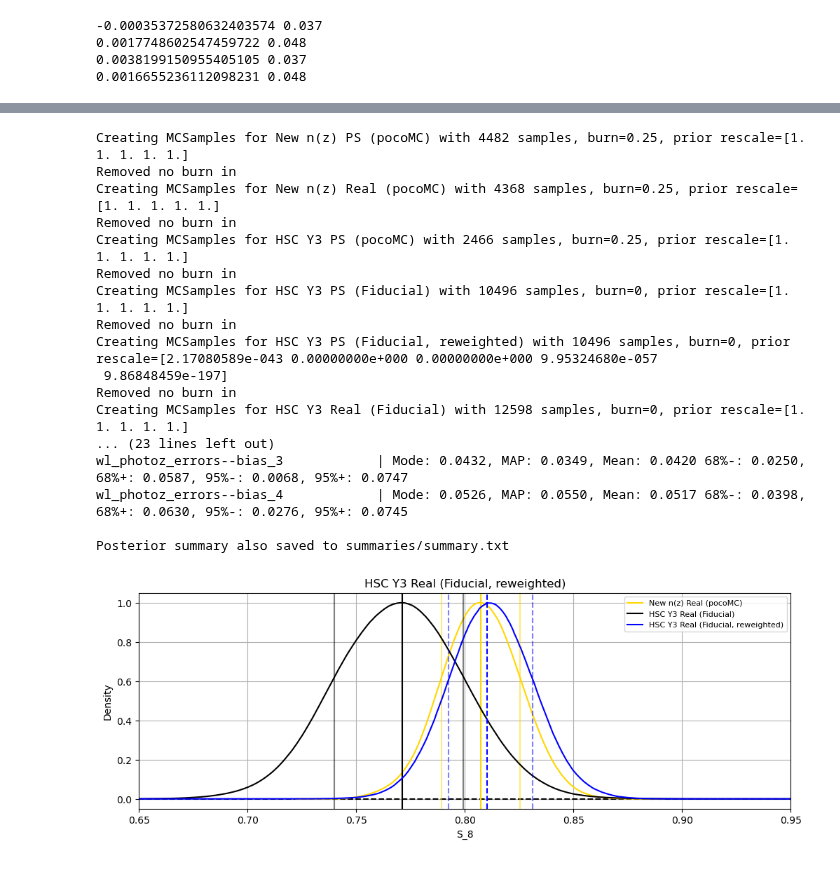
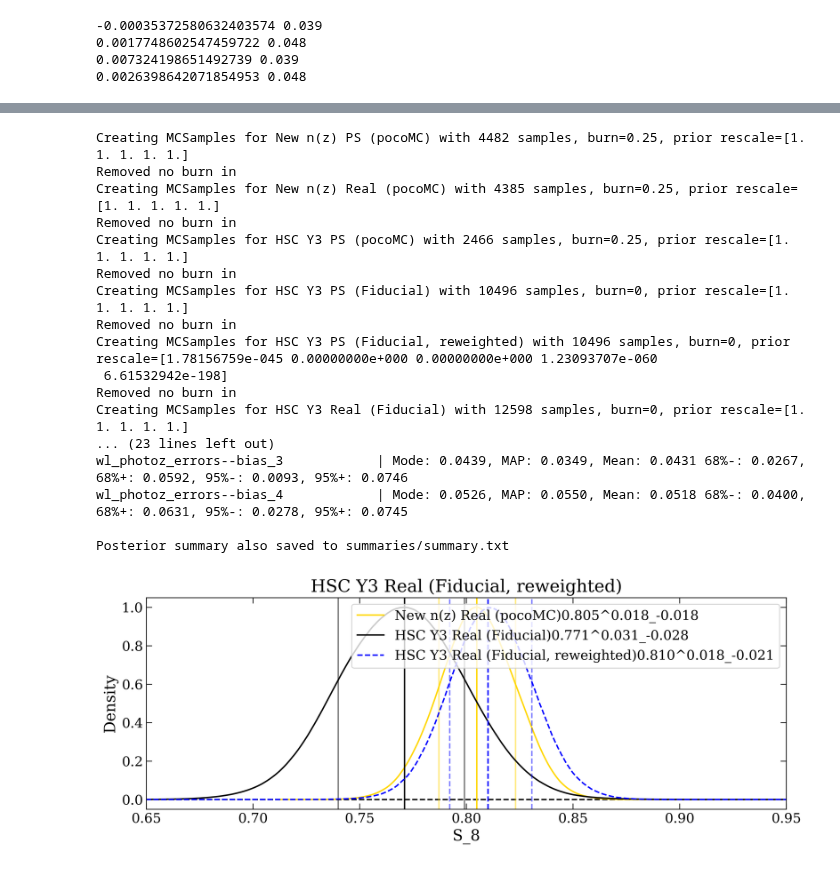
Before and after one commit to JeanCHDJdev/desi-y3-hsc, a Jupyter notebook: cosmic_shear/plots.ipynb, the cells around one changed output, grey strips where cells are left out. Drawn from its saved outputs; the diff is of its cells as text; code cells hidden in the pictures.

```diff
--- a/cosmic_shear/plots.ipynb
+++ b/cosmic_shear/plots.ipynb
@@ -10,5 +66,28 @@ from pathlib import Path
 # %%
 ### S8 constraints compared to other surveys
-cmb_surveys = {
-
+cmb_s8 = {
+    "ACT CMBL": [0.818, (0.022, 0.022)],
+    r"unWISE$\,\times\,$Planck CMBL": [0.784, (0.015, 0.015)],
+    r"Planck$\,\times\,$ACT$\,\times\,$SPT CMBL": [0.825, (0.015, 0.013)],
+    "Planck TTTEEE" : [0.834, (0.016, 0.016)],
+    "Planck TTTEEE + lensing" : [0.832, (0.013, 0.013)],
+    "Planck TTTEEE + lensing + BAO" : [0.825, (0.011, 0.011)],
 }
+other_s8 = {
+    "SNIa + RSD + BAO" : [0.762, (0.030, 0.025)],
+    "DES Y3 Cluster Abundances" : [0.864, (0.035, 0.035)],
+}
+wl_s8 = {
+    "KiDS-Legacy Cosmic Shear": [0.815, (0.016, 0.021)],
+    "KiDS-1000 Cosmic Shear": [0.759, (0.024, 0.021)],
+    r"DES-Y3 3$\,\times\,$2pt": [0.776, (0.017, 0.017)],
+    "HSC-Y3 Cosmic Shear Real": [0.769, (0.031, 0.034)],
+    "HSC-Y3 Cosmic Shear PS": [0.776, (0.032, 0.033)],
+    r"HSC-Y3$\,\times\,$SDSS GC-WL": [0.780, (0.029, 0.030)],
+    "HSC-Y1 Cosmic Shear": [0.780, (0.030, 0.033)],
+}
+work_s8 = {
+    r"[0.3-3]h$^{−1}$Mpc (pocoMC)" : [0.805, (0.018, 0.018)],
+    "Real space, reweighted" : [0.810, (0.018, 0.021)],
+    "Power Spectrum, reweighted" : [0.800, (0.029, 0.018)],
+}
@@ -114,11 +245,11 @@ def summarize_samples(dfs_list, samples_list, params, filename, colors, linestyl
                 ci_95 = confidence_interval(param_density.x, param_cdf, 0.95)
 
                 if p == "COSMOLOGICAL_PARAMETERS--S_8":
-                    plt.plot(x_sorted, P_sorted, color=colors[ins], label=samples.label)
+                    plt.plot(x_sorted, P_sorted, color=colors[ins], label=samples.label + f"{posterior_mode:.3f}^{(posterior_mode - ci_68[0]):.3f}_{(posterior_mode - ci_68[1]):.3f}", linestyle=linestyles[ins])
                     plt.axvline(posterior_mode, color=colors[ins], linestyle=linestyles[ins])
                     plt.axvline(ci_68[0], color=colors[ins], linestyle=linestyles[ins], alpha=0.5)
                     plt.axvline(ci_68[1], color=colors[ins], linestyle=linestyles[ins], alpha=0.5)
-                    plt.legend(loc="upper right", fontsize=8)
+                    plt.legend(loc="upper right")
                     plt.title(samples.label)
                     plt.grid()
                     plt.xlabel("S_8")
@@ -135,9 +266,9 @@ def summarize_samples(dfs_list, samples_list, params, filename, colors, linestyl
                 print(line)
                 f.write(line + "\n")
 # %%
-base_dir = Path("/global/cfs/projectdirs/desi/users/jchdj/desi-y3-hsc/cosmic-shear/chains")
+base_dir = Path("/global/cfs/projectdirs/desi/users/jchdj/desi-y3-hsc/cosmic_shear/chains")
 ps_splines_file      = base_dir / "out-fourier/hsc-y3-shear.txt"
-real_splines_file    = base_dir / "out-corrected-nz-real-10_10_25/hsc-y3-shear.txt"
+real_splines_file    = base_dir / "out-corrected-nz-real-28_10_25/hsc-y3-shear.txt"
 ps_hscy3             = base_dir / "out-test-fourier/hsc-y3-shear.txt"
 ps_fid               = base_dir / "fiducial-hscy3-fourier/hsc_y3_fourier_cosmic_shear.txt"
 real_fid             = base_dir / "fiducial-hscy3-real/polychord_fid.txt"
@@ -155,7 +286,7 @@ labels = [
 priors = {
     #'wl_photoz_errors--bias_1': norm(loc=-0.026, scale=0.009),
     #'wl_photoz_errors--bias_2': norm(loc=-0.010, scale=0.007),
-    'wl_photoz_errors--bias_3': (0.037, 0.021),
+    'wl_photoz_errors--bias_3': (0.039, 0.020),
     'wl_photoz_errors--bias_4': (0.048, 0.012),
 }
 old_priors = {
@@ -252,7 +383,7 @@ for ax in g.subplots.flatten():
 
 plt.show()
 # %% [output]
--0.00035372580632403574 0.037
+-0.00035372580632403574 0.039
 0.0017748602547459722 0.048
-0.0038199150955405105 0.037
-0.0016655236112098231 0.048
+0.007324198651492739 0.039
+0.0026398642071854953 0.048
@@ -262,18 +393,18 @@ WARNING:root:outlier fraction 0.033696215655780196
 Creating MCSamples for New n(z) PS (pocoMC) with 4482 samples, burn=0.25, prior rescale=[1. 1. 1. 1. 1.]
 Removed no burn in
-Creating MCSamples for New n(z) Real (pocoMC) with 4368 samples, burn=0.25, prior rescale=[1. 1. 1. 1. 1.]
+Creating MCSamples for New n(z) Real (pocoMC) with 4385 samples, burn=0.25, prior rescale=[1. 1. 1. 1. 1.]
 Removed no burn in
 Creating MCSamples for HSC Y3 PS (pocoMC) with 2466 samples, burn=0.25, prior rescale=[1. 1. 1. 1. 1.]
 Removed no burn in
 Creating MCSamples for HSC Y3 PS (Fiducial) with 10496 samples, burn=0, prior rescale=[1. 1. 1. 1. 1.]
 Removed no burn in
-Creating MCSamples for HSC Y3 PS (Fiducial, reweighted) with 10496 samples, burn=0, prior rescale=[2.17080589e-043 0.00000000e+000 0.00000000e+000 9.95324680e-057
- 9.86848459e-197]
+Creating MCSamples for HSC Y3 PS (Fiducial, reweighted) with 10496 samples, burn=0, prior rescale=[1.78156759e-045 0.00000000e+000 0.00000000e+000 1.23093707e-060
+ 6.61532942e-198]
 Removed no burn in
 Creating MCSamples for HSC Y3 Real (Fiducial) with 12598 samples, burn=0, prior rescale=[1. 1. 1. 1. 1.]
 ... (23 lines left out)
-wl_photoz_errors--bias_3            | Mode: 0.0432, MAP: 0.0349, Mean: 0.0420 68%-: 0.0250, 68%+: 0.0587, 95%-: 0.0068, 95%+: 0.0747
-wl_photoz_errors--bias_4            | Mode: 0.0526, MAP: 0.0550, Mean: 0.0517 68%-: 0.0398, 68%+: 0.0630, 95%-: 0.0276, 95%+: 0.0745
+wl_photoz_errors--bias_3            | Mode: 0.0439, MAP: 0.0349, Mean: 0.0431 68%-: 0.0267, 68%+: 0.0592, 95%-: 0.0093, 95%+: 0.0746
+wl_photoz_errors--bias_4            | Mode: 0.0526, MAP: 0.0550, Mean: 0.0518 68%-: 0.0400, 68%+: 0.0631, 95%-: 0.0278, 95%+: 0.0745
 
 Posterior summary also saved to summaries/summary.txt
-[figure, old version]
+[figure, new version]
```
Also changed, not shown: parts of 4 cells of this notebook, 8 other files.
